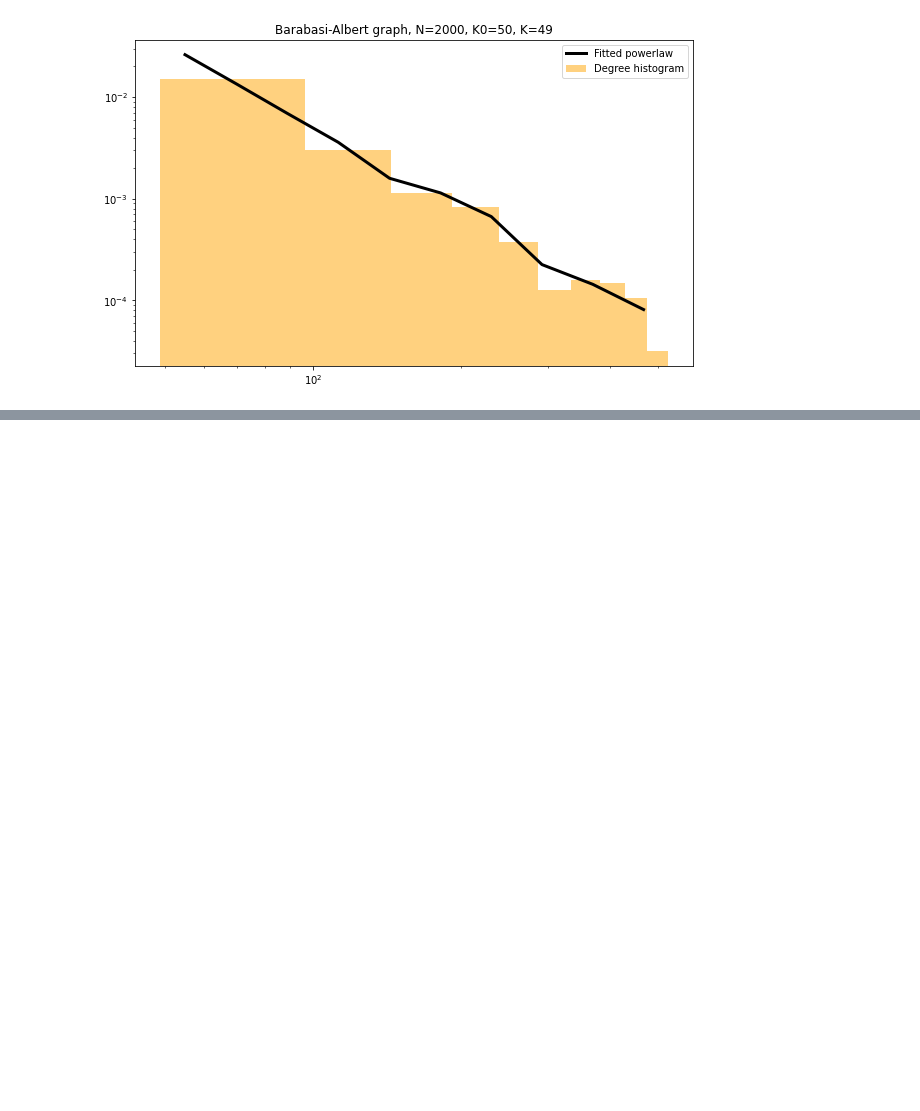
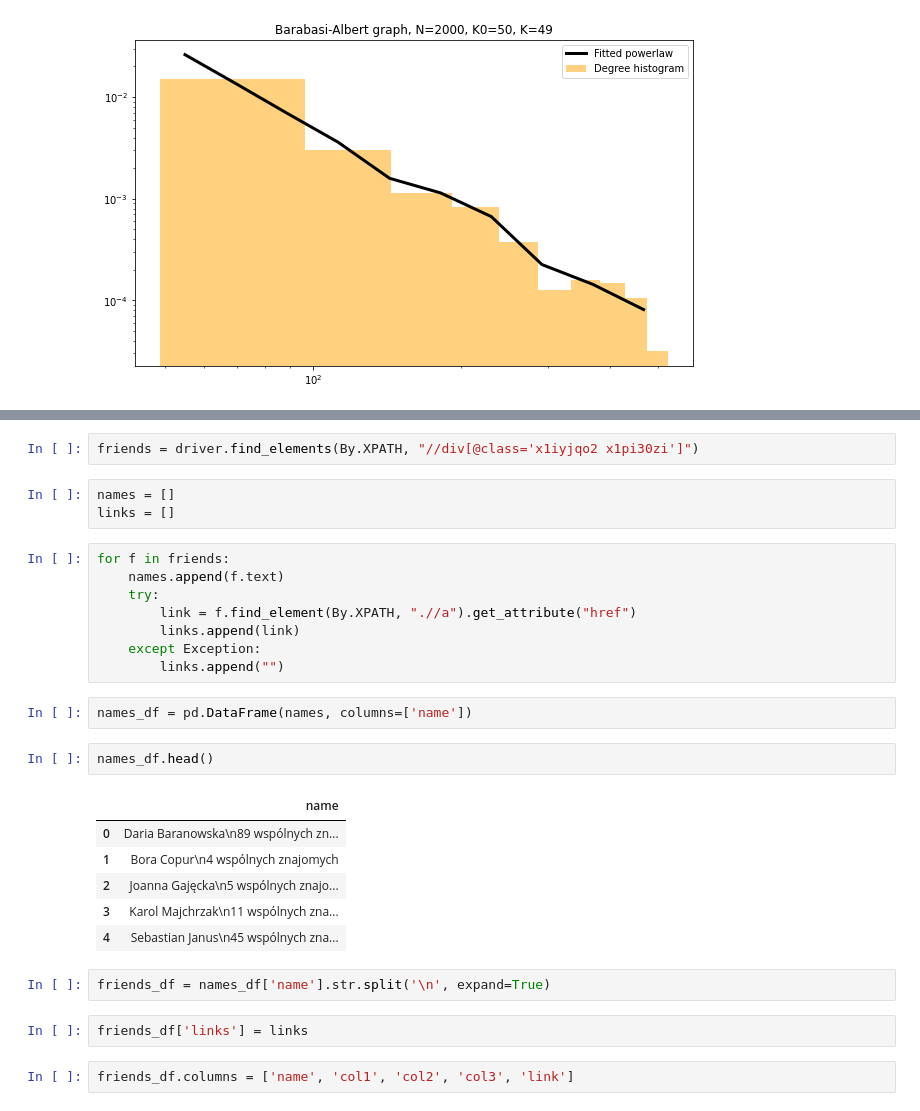
Before and after one commit to adamaj99pwr/Diffusion-processes, a Jupyter notebook: lab3/lab3.ipynb, the cells around one changed output, grey strips where cells are left out. Drawn from its saved outputs; the diff is of its cells as text; blank space fills up the shorter version.

```diff
--- a/lab3/lab3.ipynb
+++ b/lab3/lab3.ipynb
@@ -325,0 +375,30 @@ plt.show()
+# %%
+friends = driver.find_elements(By.XPATH, "//div[@class='x1iyjqo2 x1pi30zi']")
+# %%
+names = []
+links = []
+# %%
+for f in friends:
+    names.append(f.text)
+    try:
+        link = f.find_element(By.XPATH, ".//a").get_attribute("href")
+        links.append(link)
+    except Exception:
+        links.append("")
+# %%
+names_df = pd.DataFrame(names, columns=['name'])
+# %%
+names_df.head()
+# %% [output]
+|  | name |
+| 0 | Daria Baranowska\n89 wspólnych zn... |
+| 1 | Bora Copur\n4 wspólnych znajomych |
+| 2 | Joanna Gajęcka\n5 wspólnych znajo... |
+| 3 | Karol Majchrzak\n11 wspólnych zna... |
+| 4 | Sebastian Janus\n45 wspólnych zna... |
+# %%
+friends_df = names_df['name'].str.split('\n', expand=True)
+# %%
+friends_df['links'] = links
+# %%
+friends_df.columns = ['name', 'col1', 'col2', 'col3', 'link']
```
Also changed, not shown: parts of 15 cells of this notebook, 1 other file.
